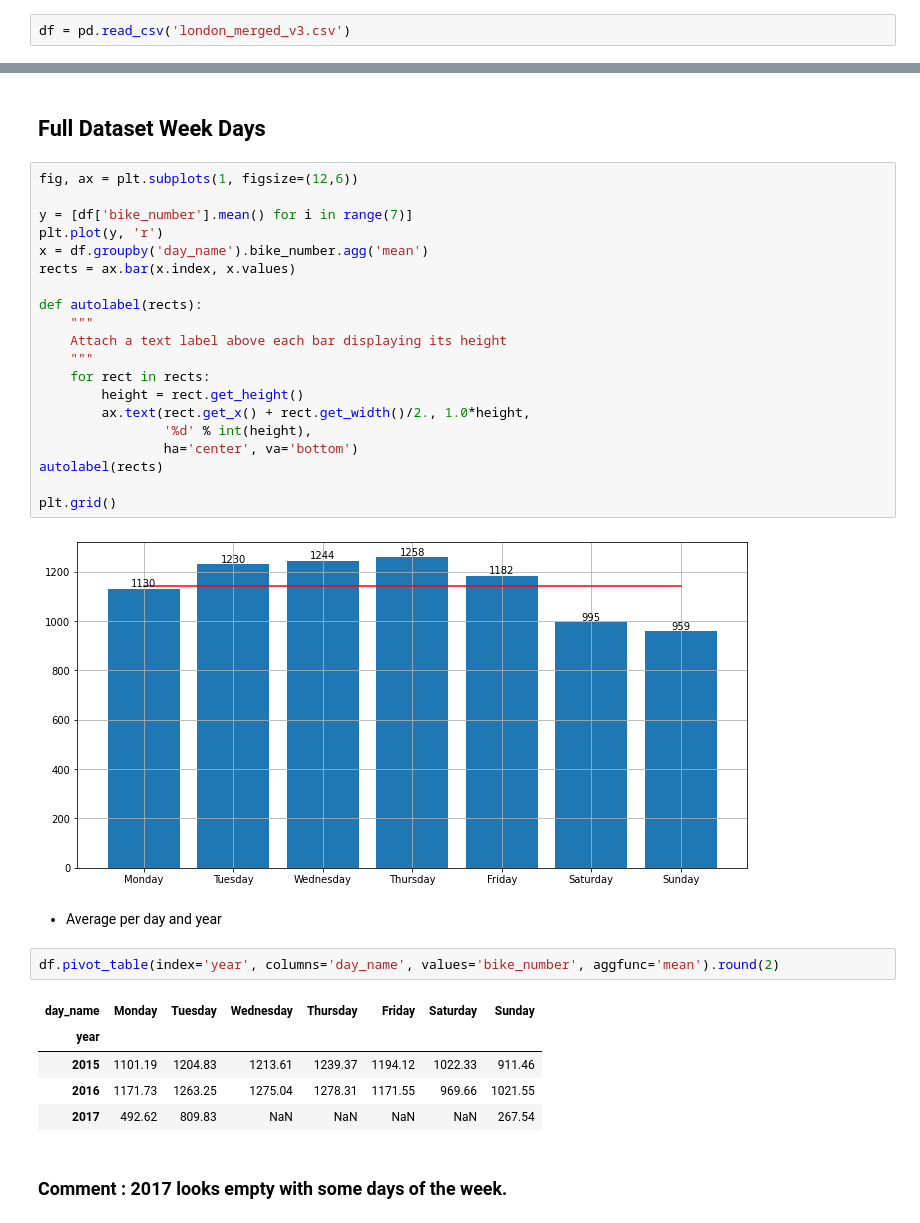
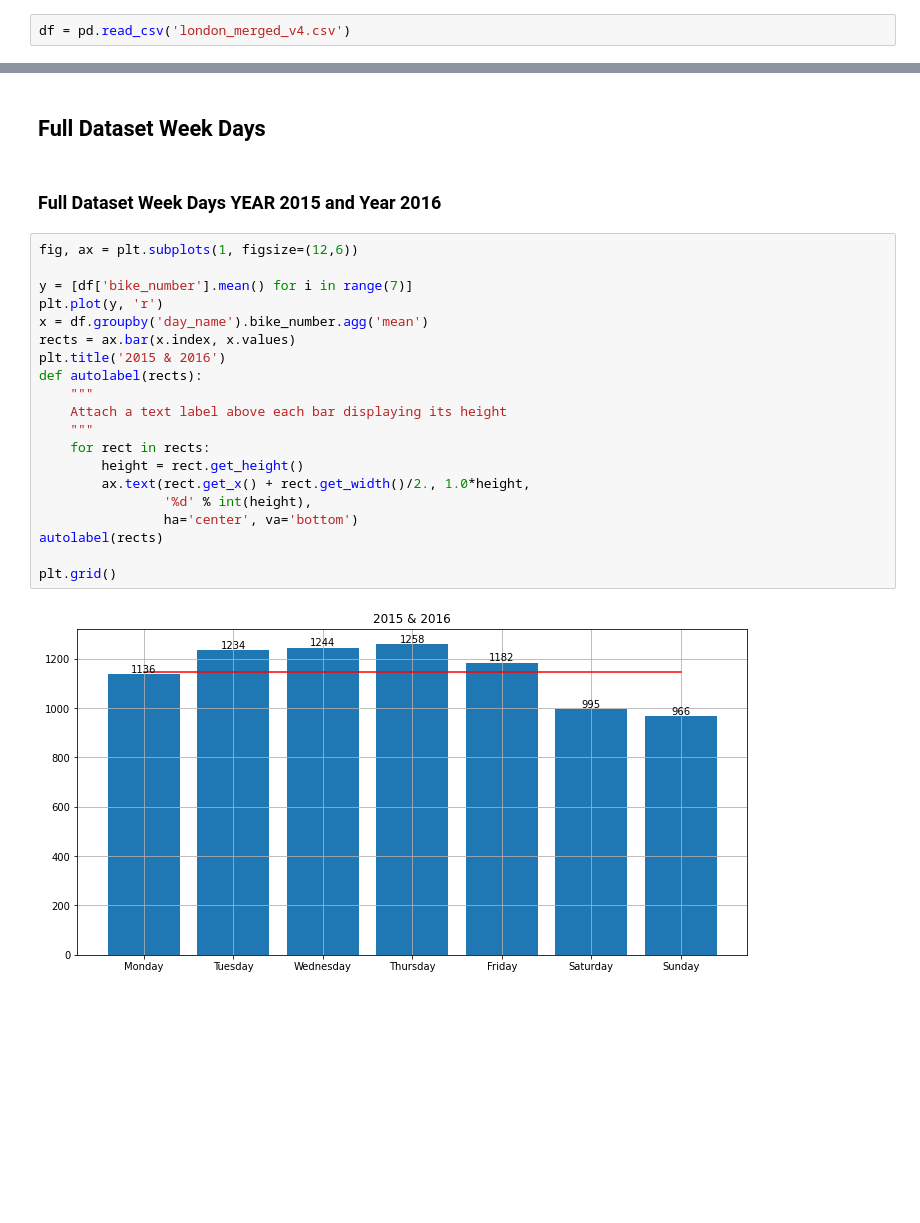
Before and after one commit to isra-st/London_Bike_Sharing, a Jupyter notebook: Visualizations_Draft_Isra.ipynb, the cells around one changed output, grey strips where cells are left out. Saved outputs shown, nothing was run; the diff lists cells and outputs as text; blank space fills up the shorter version.

Commit message:
Day of the week per year plots updated with conclussions

```diff
--- a/Visualizations_Draft_Isra.ipynb
+++ b/Visualizations_Draft_Isra.ipynb
@@ -11,7 +11,7 @@ from datetime import datetime
 %matplotlib inline
 %config InlineBackend.figure_format = 'png'
 # %%
-df = pd.read_csv('london_merged_v3.csv')
+df = pd.read_csv('london_merged_v4.csv')
 # %%
 df
 # %% [output]
@@ -63,37 +63,27 @@ sns.heatmap(df.corr(), cmap='PiYG', vmin=-1, annot=True)
 df['day_name'] = pd.Categorical(df['day_name'], ['Monday', 'Tuesday', 'Wednesday', 'Thursday', 'Friday', 'Saturday', 'Sunday'])
 # %% [markdown]
  ## Full Dataset Week Days
+# %% [markdown]
+### Full Dataset Week Days YEAR 2015 and Year 2016
 # %%
 fig, ax = plt.subplots(1, figsize=(12,6))
 
 y = [df['bike_number'].mean() for i in range(7)]
 plt.plot(y, 'r')
 x = df.groupby('day_name').bike_number.agg('mean')
 rects = ax.bar(x.index, x.values)
-
+plt.title('2015 & 2016')
 def autolabel(rects):
     """
     Attach a text label above each bar displaying its height
     """
     for rect in rects:
         height = rect.get_height()
         ax.text(rect.get_x() + rect.get_width()/2., 1.0*height,
                 '%d' % int(height),
                 ha='center', va='bottom')
 autolabel(rects)
 
 plt.grid()
 # %% [output]
-[figure, old version]
+[figure, new version]
-# %% [markdown]
-* Average per day and year
-# %%
-df.pivot_table(index='year', columns='day_name', values='bike_number', aggfunc='mean').round(2)
-# %% [output]
-| day_name | Monday | Tuesday | Wednesday | Thursday | Friday | Saturday | Sunday |
-| year |  |  |  |  |  |  |  |
-| 2015 | 1101.19 | 1204.83 | 1213.61 | 1239.37 | 1194.12 | 1022.33 | 911.46 |
-| 2016 | 1171.73 | 1263.25 | 1275.04 | 1278.31 | 1171.55 | 969.66 | 1021.55 |
-| 2017 | 492.62 | 809.83 | NaN | NaN | NaN | NaN | 267.54 |
-# %% [markdown]
-### Comment : 2017 looks empty with some days of the week.
```
Also changed, not shown: parts of 39 cells of this notebook, 1 other file.
